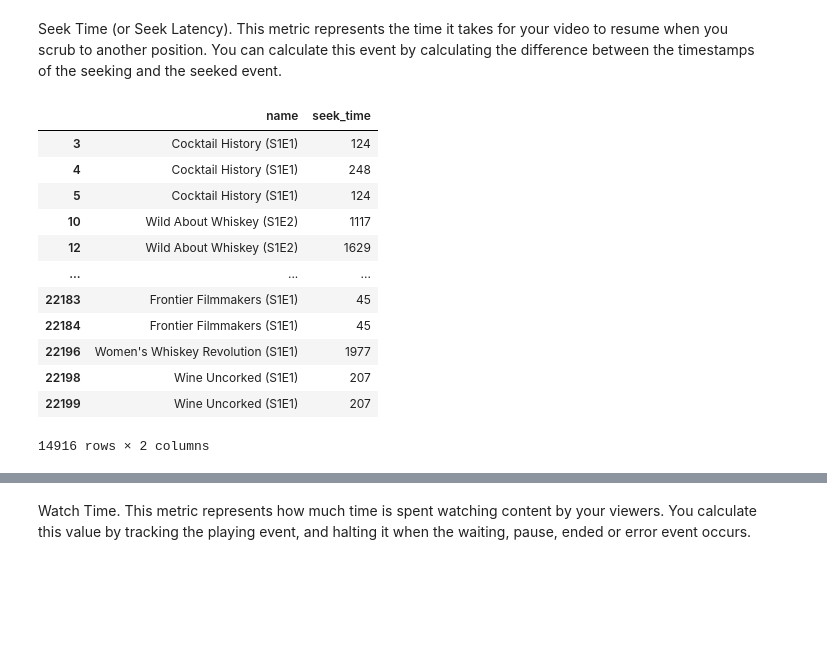
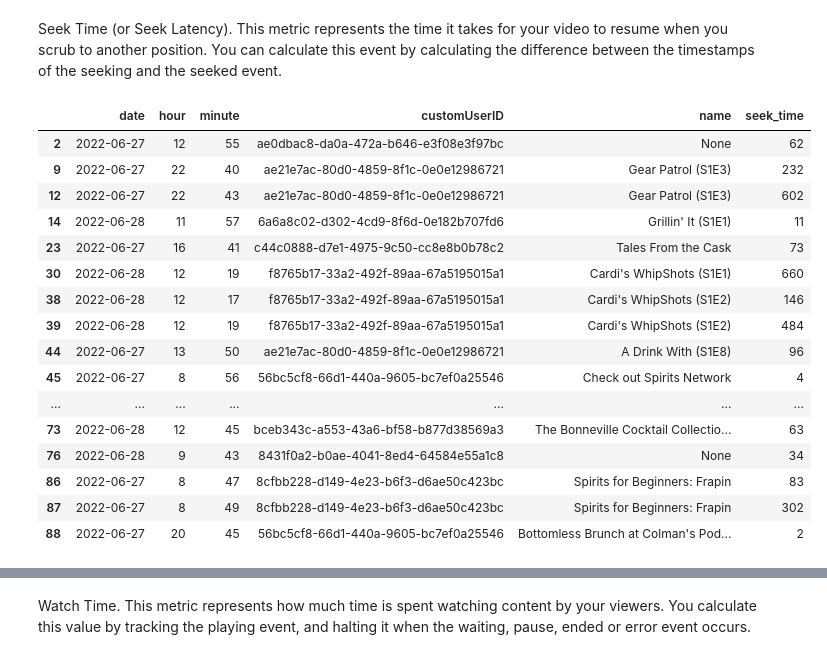
Before and after one commit to Vladykart/spirit_dashboard, a Jupyter notebook: notebooks/to_mongo_db.ipynb, the cells around one changed output, grey strips where cells are left out. Saved outputs shown, nothing was run; the diff lists cells and outputs as text; code cells hidden in the pictures; blank space fills up the shorter version.

```diff
--- a/notebooks/to_mongo_db.ipynb
+++ b/notebooks/to_mongo_db.ipynb
@@ -194,3 +185,13 @@ video_df_seeking = video_df[video_df['eventAction'] == 'seeking'][['date', 'hour
+# %%
+video_columns = ['customUserID', 'date', 'hour', 'minute', 'eventLabel', 'name', 'totalEvents','eventValue']
+
+video_df_ended = video_df[video_df['eventAction'] == 'ended'][video_columns]
+video_df_playing = video_df[video_df['eventAction'] == 'playing'][video_columns]
+video_df_seeked = video_df[video_df['eventAction'] == 'seeked'][video_columns]
+video_df_seeking = video_df[video_df['eventAction'] == 'seeking'][video_columns]
+video_df_click_buy = video_df[video_df['eventAction'] == 'click_buy'][video_columns]
+video_df_favorite = video_df[video_df['eventAction'] == 'favorite'][video_columns]
+video_df_go_to_product = video_df[video_df['eventAction'] == 'go_to_product'][video_columns]
 # %% [markdown]
 what videos were started watching(also how many videos)
 # %%
@@ -230,26 +234,35 @@ Name: name, Length: 179, dtype: int64
 # %% [markdown]
 Seek Time (or Seek Latency). This metric represents the time it takes for your video to resume when you scrub to another position. You can calculate this event by calculating the difference between the timestamps of the seeking and the seeked event.
 # %%
-seek_time = pd.merge(video_df_seeking, video_df_seeked,
-             on=['eventLabel', 'name', 'date'],
-             how='inner',
-             suffixes=['_seeking', '_seeked'])
-seek_time['seek_time'] = abs(seek_time['eventValue_seeked'] - seek_time['eventValue_seeking'])
-seek_time[seek_time['seek_time'] > 0][['name', 'seek_time']]
+
+def prepare_seek_time_df(video_df_seeking, video_df_seeked):
+    seek_time = pd.merge(video_df_seeking, video_df_seeked,
+                 on=['eventLabel', 'name', 'date', 'hour', 'minute', 'customUserID'],
+                 how='inner',
+                 suffixes=['_seeking', '_seeked'])
+    seek_time['seek_time'] = abs(seek_time['eventValue_seeked'] - seek_time['eventValue_seeking'])
+    return seek_time[seek_time['seek_time'] > 0][['date', 'hour', 'minute', 'customUserID', 'name', 'seek_time']]
+
+seek_time = prepare_seek_time_df(video_df_seeking, video_df_seeked)
+seek_time
 # %% [output]
-|  | name | seek_time |
-| 3 | Cocktail History (S1E1) | 124 |
-| 4 | Cocktail History (S1E1) | 248 |
-| 5 | Cocktail History (S1E1) | 124 |
-| 10 | Wild About Whiskey (S1E2) | 1117 |
-| 12 | Wild About Whiskey (S1E2) | 1629 |
-| ... | ... | ... |
-| 22183 | Frontier Filmmakers (S1E1) | 45 |
-| 22184 | Frontier Filmmakers (S1E1) | 45 |
-| 22196 | Women's Whiskey Revolution (S1E1) | 1977 |
-| 22198 | Wine Uncorked (S1E1) | 207 |
-| 22199 | Wine Uncorked (S1E1) | 207 |
+|  | date | hour | minute | customUserID | name | seek_time |
+| 2 | 2022-06-27 | 12 | 55 | ae0dbac8-da0a-472a-b646-e3f08e3f97bc | None | 62 |
+| 9 | 2022-06-27 | 22 | 40 | ae21e7ac-80d0-4859-8f1c-0e0e12986721 | Gear Patrol (S1E3) | 232 |
+| 12 | 2022-06-27 | 22 | 43 | ae21e7ac-80d0-4859-8f1c-0e0e12986721 | Gear Patrol (S1E3) | 602 |
+| 14 | 2022-06-28 | 11 | 57 | 6a6a8c02-d302-4cd9-8f6d-0e182b707fd6 | Grillin' It (S1E1) | 11 |
+| 23 | 2022-06-27 | 16 | 41 | c44c0888-d7e1-4975-9c50-cc8e8b0b78c2 | Tales From the Cask | 73 |
+| 30 | 2022-06-28 | 12 | 19 | f8765b17-33a2-492f-89aa-67a5195015a1 | Cardi's WhipShots (S1E1) | 660 |
+| 38 | 2022-06-28 | 12 | 17 | f8765b17-33a2-492f-89aa-67a5195015a1 | Cardi's WhipShots (S1E2) | 146 |
+| 39 | 2022-06-28 | 12 | 19 | f8765b17-33a2-492f-89aa-67a5195015a1 | Cardi's WhipShots (S1E2) | 484 |
+| 44 | 2022-06-27 | 13 | 50 | ae21e7ac-80d0-4859-8f1c-0e0e12986721 | A Drink With (S1E8) | 96 |
+| 45 | 2022-06-27 | 8 | 56 | 56bc5cf8-66d1-440a-9605-bc7ef0a25546 | Check out Spirits Network | 4 |
+| ... | ... | ... | ... | ... | ... | ... |
+| 73 | 2022-06-28 | 12 | 45 | bceb343c-a553-43a6-bf58-b877d38569a3 | The Bonneville Cocktail Collectio... | 63 |
+| 76 | 2022-06-28 | 9 | 43 | 8431f0a2-b0ae-4041-8ed4-64584e55a1c8 | None | 34 |
+| 86 | 2022-06-27 | 8 | 47 | 8cfbb228-d149-4e23-b6f3-d6ae50c423bc | Spirits for Beginners: Frapin | 83 |
+| 87 | 2022-06-27 | 8 | 49 | 8cfbb228-d149-4e23-b6f3-d6ae50c423bc | Spirits for Beginners: Frapin | 302 |
+| 88 | 2022-06-27 | 20 | 45 | 56bc5cf8-66d1-440a-9605-bc7ef0a25546 | Bottomless Brunch at Colman's Pod... | 2 |
-14916 rows × 2 columns
 # %%
 video_df_ended
 # %% [output]
```
Also changed, not shown: parts of 9 cells of this notebook, 1 other file.
